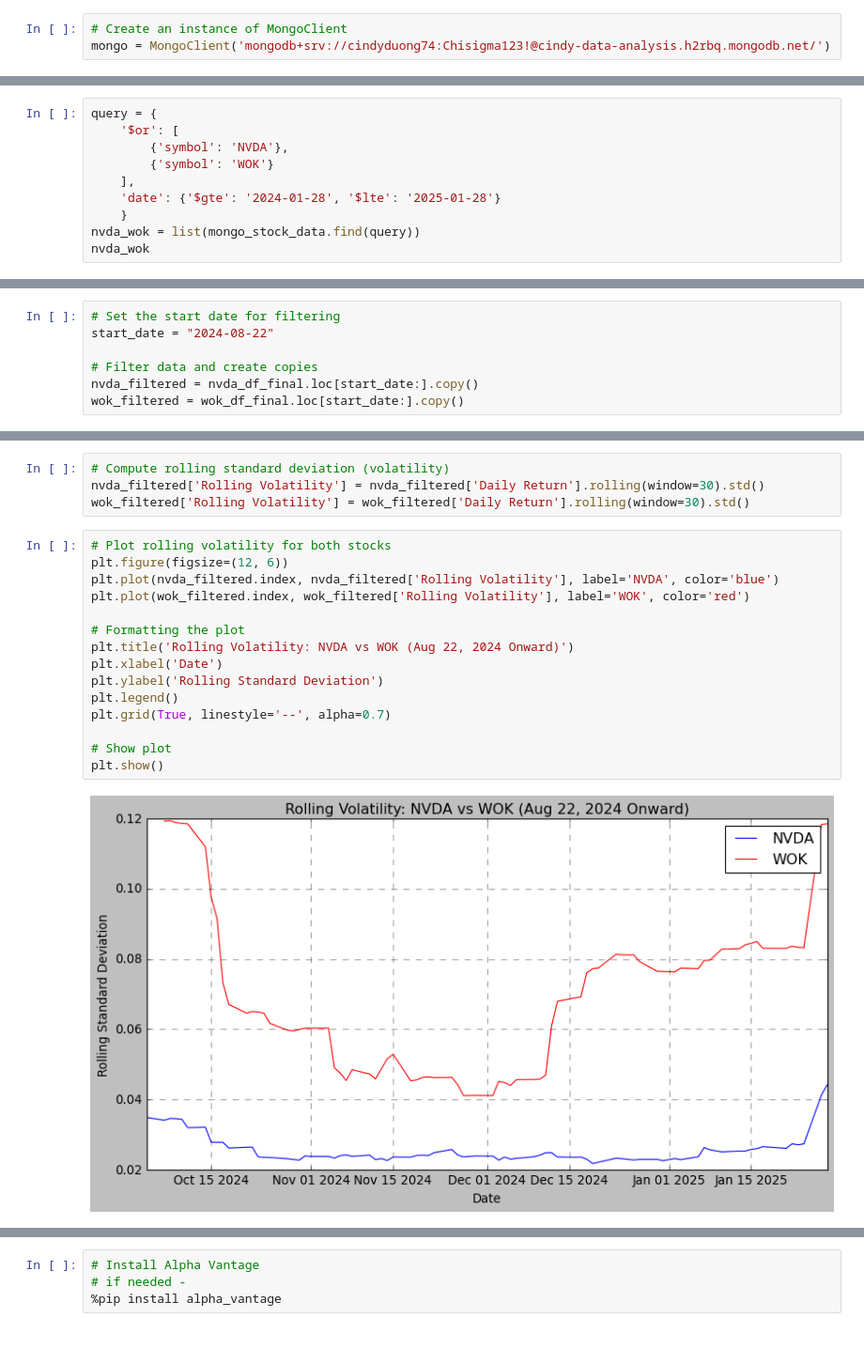
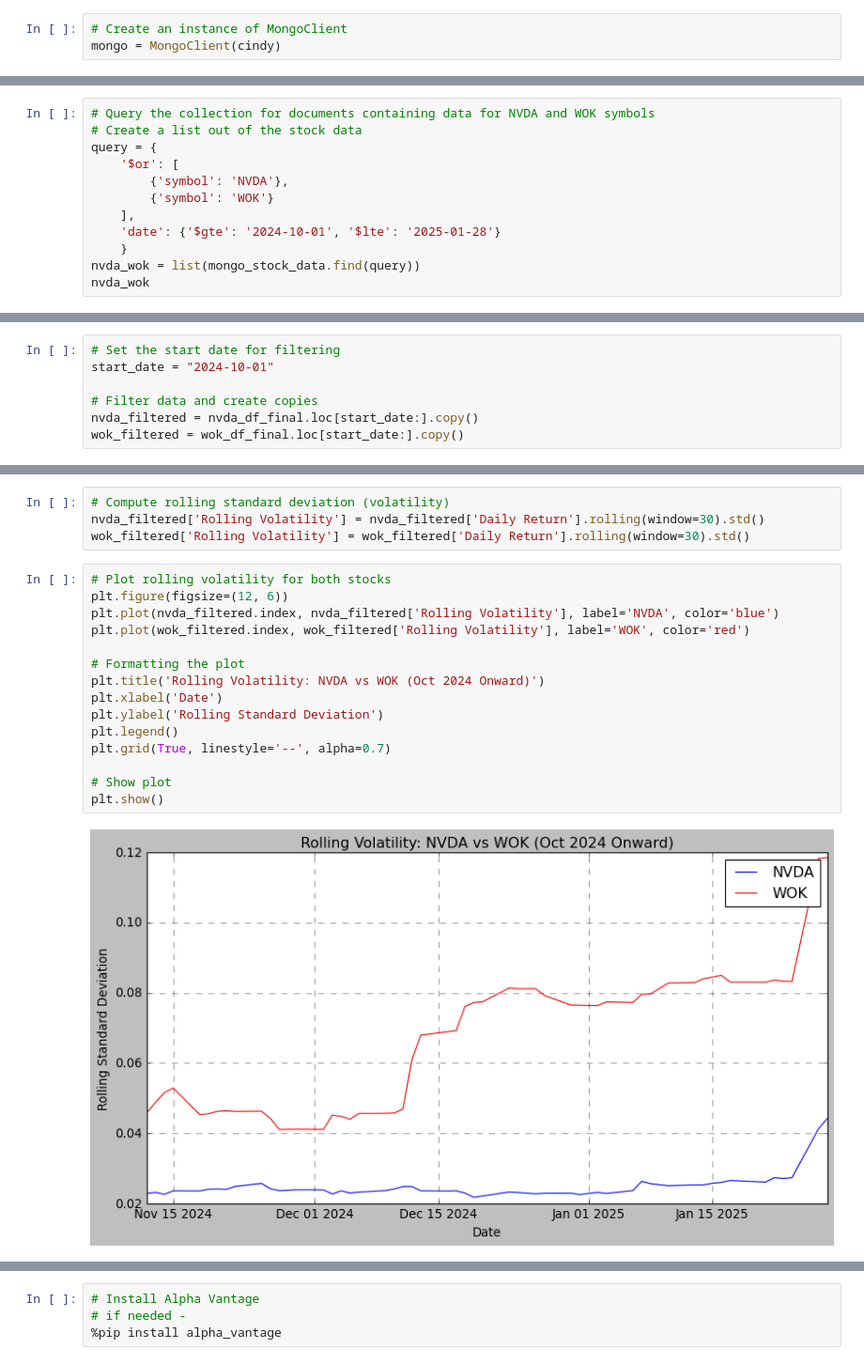
Before and after one commit to cindyd97/A_Stock_Analysis, a Jupyter notebook: Cindy's_work/cindy_project_analysis.ipynb, the cells around one changed output, grey strips where cells are left out. Shown at 94% size. Drawn from its saved outputs; the diff is of its cells as text.

```diff
--- a/Cindy's_work/cindy_project_analysis.ipynb
+++ b/Cindy's_work/cindy_project_analysis.ipynb
@@ -21,6 +25,6 @@ from pymongo import MongoClient
 # %%
 # Create an instance of MongoClient
-mongo = MongoClient('mongodb+srv://cindyduong74:Chisigma123!@cindy-data-analysis.h2rbq.mongodb.net/')
+mongo = MongoClient(cindy)
 # %%
 # assign the project3_group4 database to a variable name
 db = mongo.project3_group4
@@ -30,11 +34,13 @@ db = mongo.project3_group4
 mongo_stock_data = db.stock_data
 # %%
+# Query the collection for documents containing data for NVDA and WOK symbols
+# Create a list out of the stock data
 query = {
     '$or': [
         {'symbol': 'NVDA'},
         {'symbol': 'WOK'}
     ],
-    'date': {'$gte': '2024-01-28', '$lte': '2025-01-28'}
+    'date': {'$gte': '2024-10-01', '$lte': '2025-01-28'}
     }
 nvda_wok = list(mongo_stock_data.find(query))
 nvda_wok
@@ -448,7 +421,7 @@ plt.show()
 ---
 # %%
 # Set the start date for filtering
-start_date = "2024-08-22"
+start_date = "2024-10-01"
 
 # Filter data and create copies
 nvda_filtered = nvda_df_final.loc[start_date:].copy()
@@ -464,18 +437,18 @@ wok_filtered['Rolling Volatility'] = wok_filtered['Daily Return'].rolling(window
 # %%
 # Plot rolling volatility for both stocks
 plt.figure(figsize=(12, 6))
 plt.plot(nvda_filtered.index, nvda_filtered['Rolling Volatility'], label='NVDA', color='blue')
 plt.plot(wok_filtered.index, wok_filtered['Rolling Volatility'], label='WOK', color='red')
 
 # Formatting the plot
-plt.title('Rolling Volatility: NVDA vs WOK (Aug 22, 2024 Onward)')
+plt.title('Rolling Volatility: NVDA vs WOK (Oct 2024 Onward)')
 plt.xlabel('Date')
 plt.ylabel('Rolling Standard Deviation')
 plt.legend()
 plt.grid(True, linestyle='--', alpha=0.7)
 
 # Show plot
 plt.show()
 # %% [output]
-[figure, old version]
+[figure, new version]
 # %% [markdown]
```
Also changed, not shown: parts of 68 cells of this notebook, 4 other files.
